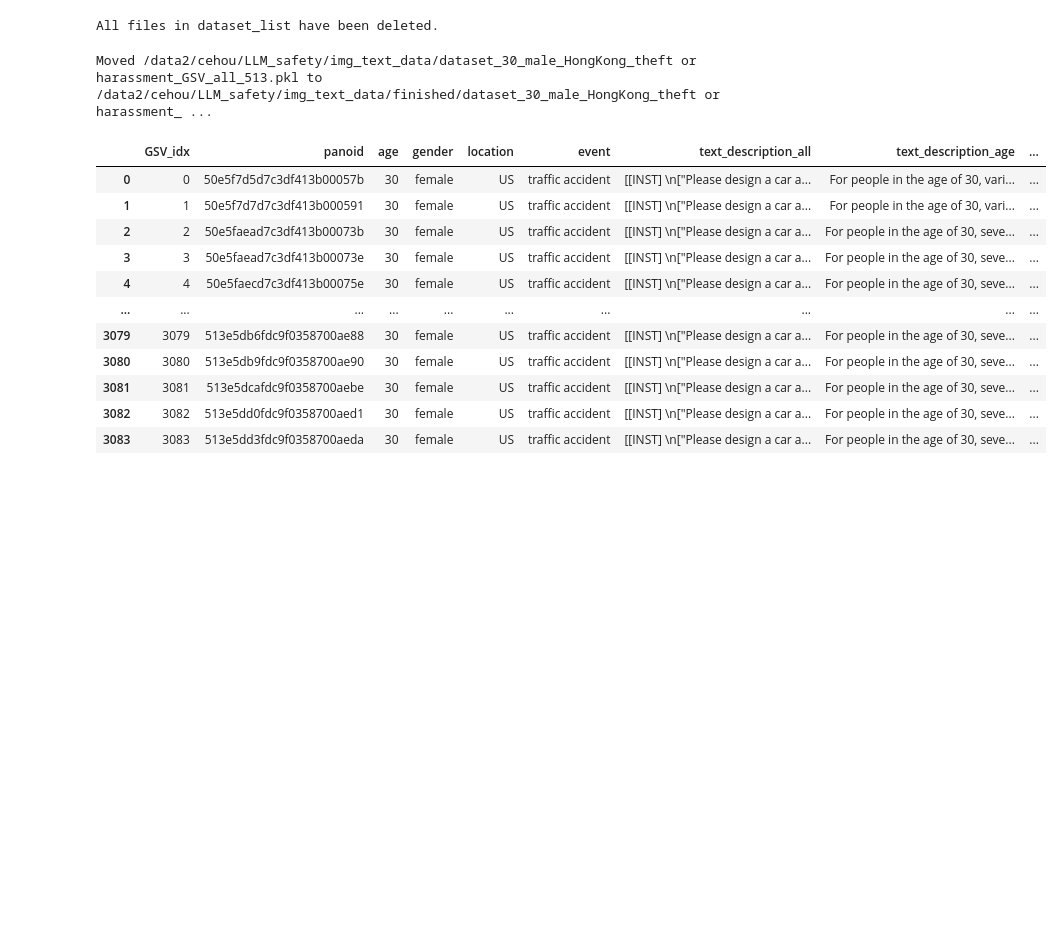
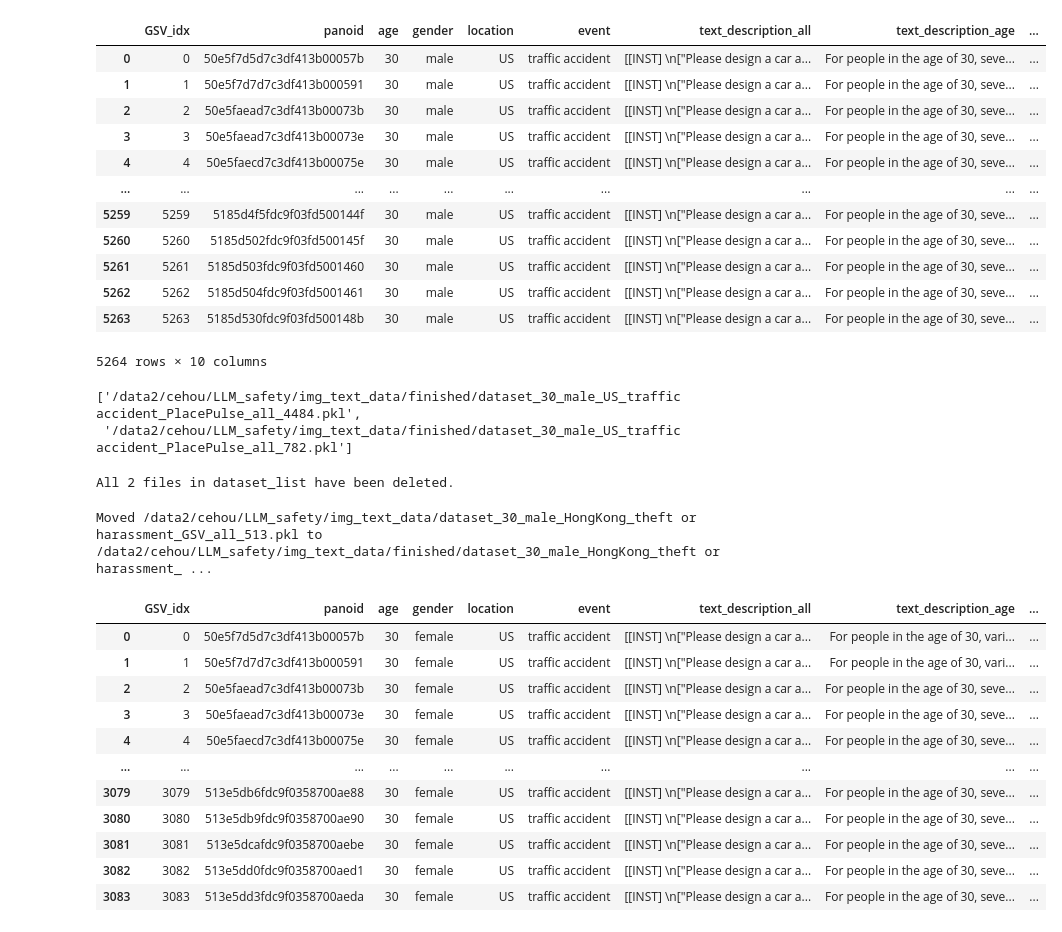
Before and after one commit to CeHouGIS/Safety_Perception_HK, a Jupyter notebook: data_merge.ipynb, the cells around one changed output. Saved outputs shown, nothing was run; the diff lists cells and outputs as text; code cells hidden in the pictures; blank space fills up the shorter version.

```diff
--- a/data_merge.ipynb
+++ b/data_merge.ipynb
@@ -55,5 +36,26 @@ discontinuities
+# %%
+all_data
+# %% [output]
+|  | GSV_idx | panoid | age | gender | location | event | text_description_all | text_description_age | ... |
+| 0 | 0 | 50e5f7d5d7c3df413b00057b | 30 | male | US | traffic accident | [[INST] \n["Please design a car a... | For people in the age of 30, seve... | ... |
+| 1 | 1 | 50e5f7d7d7c3df413b000591 | 30 | male | US | traffic accident | [[INST] \n["Please design a car a... | For people in the age of 30, seve... | ... |
+| 2 | 2 | 50e5faead7c3df413b00073b | 30 | male | US | traffic accident | [[INST] \n["Please design a car a... | For people in the age of 30, seve... | ... |
+| 3 | 3 | 50e5faead7c3df413b00073e | 30 | male | US | traffic accident | [[INST] \n["Please design a car a... | For people in the age of 30, seve... | ... |
+| 4 | 4 | 50e5faecd7c3df413b00075e | 30 | male | US | traffic accident | [[INST] \n["Please design a car a... | For people in the age of 30, seve... | ... |
+| ... | ... | ... | ... | ... | ... | ... | ... | ... | ... |
+| 5259 | 5259 | 5185d4f5fdc9f03fd500144f | 30 | male | US | traffic accident | [[INST] \n["Please design a car a... | For people in the age of 30, seve... | ... |
+| 5260 | 5260 | 5185d502fdc9f03fd500145f | 30 | male | US | traffic accident | [[INST] \n["Please design a car a... | For people in the age of 30, seve... | ... |
+| 5261 | 5261 | 5185d503fdc9f03fd5001460 | 30 | male | US | traffic accident | [[INST] \n["Please design a car a... | For people in the age of 30, seve... | ... |
+| 5262 | 5262 | 5185d504fdc9f03fd5001461 | 30 | male | US | traffic accident | [[INST] \n["Please design a car a... | For people in the age of 30, seve... | ... |
+| 5263 | 5263 | 5185d530fdc9f03fd500148b | 30 | male | US | traffic accident | [[INST] \n["Please design a car a... | For people in the age of 30, seve... | ... |
+5264 rows × 10 columns
 # %%
 all_data.to_pickle(f"{dataset_path}/{specific_text}_all_{len(all_data)}.pkl")
+# %%
+dataset_list
+# %% [output]
+['/data2/cehou/LLM_safety/img_text_data/finished/dataset_30_male_US_traffic accident_PlacePulse_all_4484.pkl',
+ '/data2/cehou/LLM_safety/img_text_data/finished/dataset_30_male_US_traffic accident_PlacePulse_all_782.pkl']
 # %%
 if len(dataset_list) == 1:
     print("Only one file in dataset_list, no need to delete.")
@@ -61,9 +63,9 @@ if len(dataset_list) == 1:
 else:
     for file in dataset_list:
         os.remove(file)
-    print("All files in dataset_list have been deleted.")
+    print(f"All {len(dataset_list)} files in dataset_list have been deleted.")
 # %% [output]
-All files in dataset_list have been deleted.
+All 2 files in dataset_list have been deleted.
 # %%
 import shutil
 
```
Also changed, not shown: parts of 3 cells of this notebook, 4 other files.
